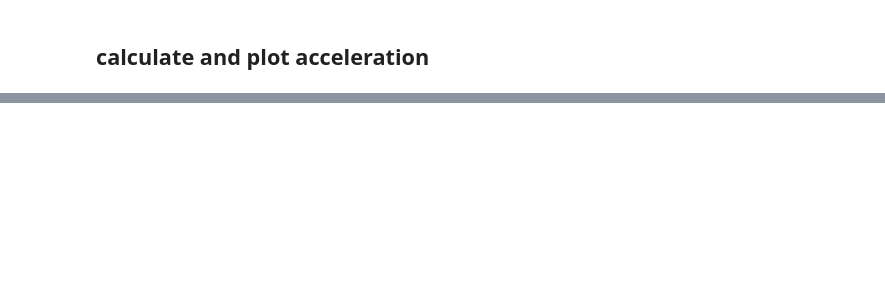
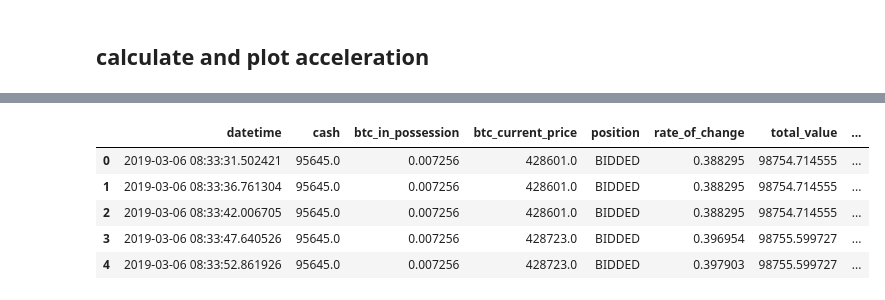
Before and after one commit to soujiro0725/finance-stats, a Jupyter notebook: btc-autotrader-history.ipynb, the cells around one changed output, grey strips where cells are left out. Cells and saved outputs as stored; diff of their text form; code cells hidden in the pictures; blank space fills up the shorter version.

```diff
--- a/btc-autotrader-history.ipynb
+++ b/btc-autotrader-history.ipynb
@@ -228,3 +250,16 @@ total_fee = num_trade * btc_fee *
+# %%
+start_datetime = df.datetime.iloc[0]
+df['time_elapsed'] = (df.datetime - start_datetime).dt.total_seconds()
+#type(df['time_elapsed'])
+df['acceleration'] = (df.rate_of_change - df.rate_of_change.shift(1)) / (df['time_elapsed'] - df['time_elapsed'].shift(1))
+df.head()
+# %% [output]
+|  | datetime | cash | btc_in_possession | btc_current_price | position | rate_of_change | total_value | ... |
+| 0 | 2019-03-06 08:33:31.502421 | 95645.0 | 0.007256 | 428601.0 | BIDDED | 0.388295 | 98754.714555 | ... |
+| 1 | 2019-03-06 08:33:36.761304 | 95645.0 | 0.007256 | 428601.0 | BIDDED | 0.388295 | 98754.714555 | ... |
+| 2 | 2019-03-06 08:33:42.006705 | 95645.0 | 0.007256 | 428601.0 | BIDDED | 0.388295 | 98754.714555 | ... |
+| 3 | 2019-03-06 08:33:47.640526 | 95645.0 | 0.007256 | 428723.0 | BIDDED | 0.396954 | 98755.599727 | ... |
+| 4 | 2019-03-06 08:33:52.861926 | 95645.0 | 0.007256 | 428723.0 | BIDDED | 0.397903 | 98755.599727 | ... |
 # %%
 fig, ax1 = plt.subplots(figsize=(18,13))
 ax2 = ax1.twinx()
```
Also changed, not shown: parts of 7 cells of this notebook.
